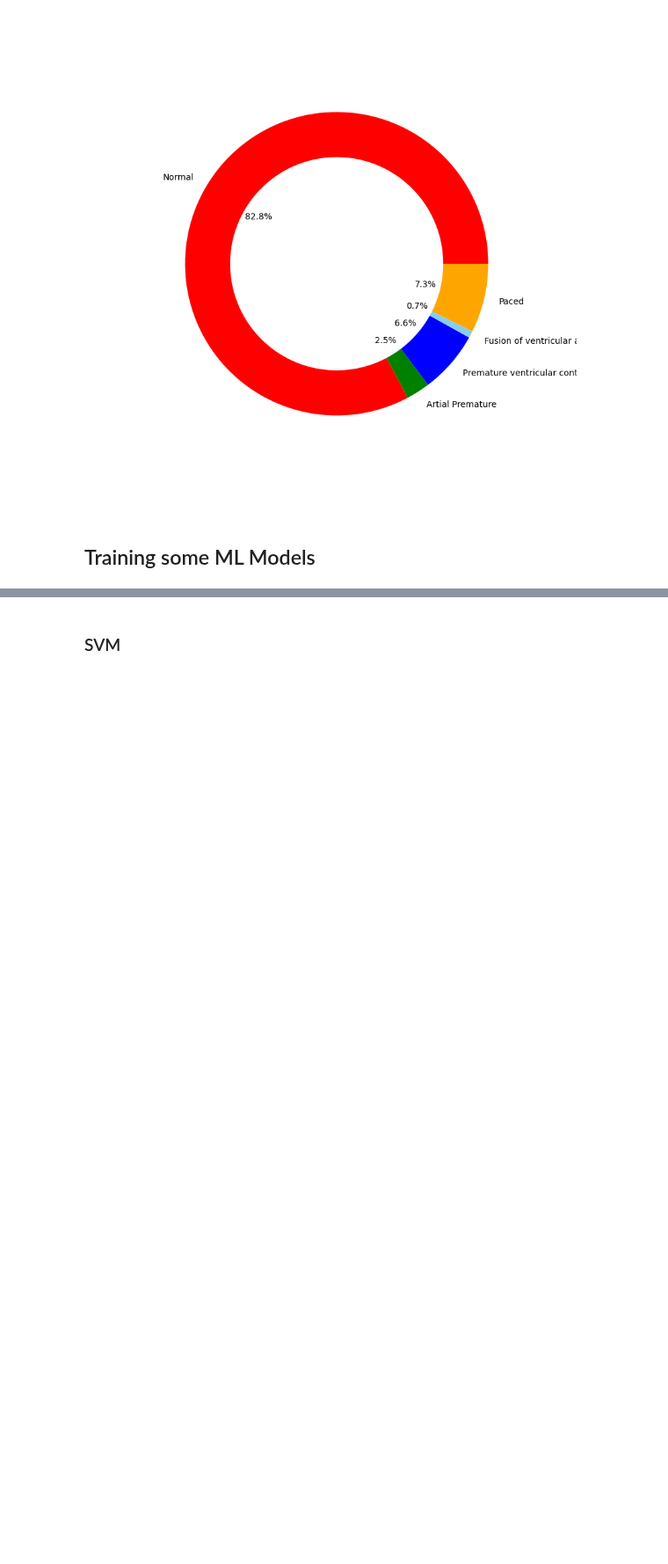
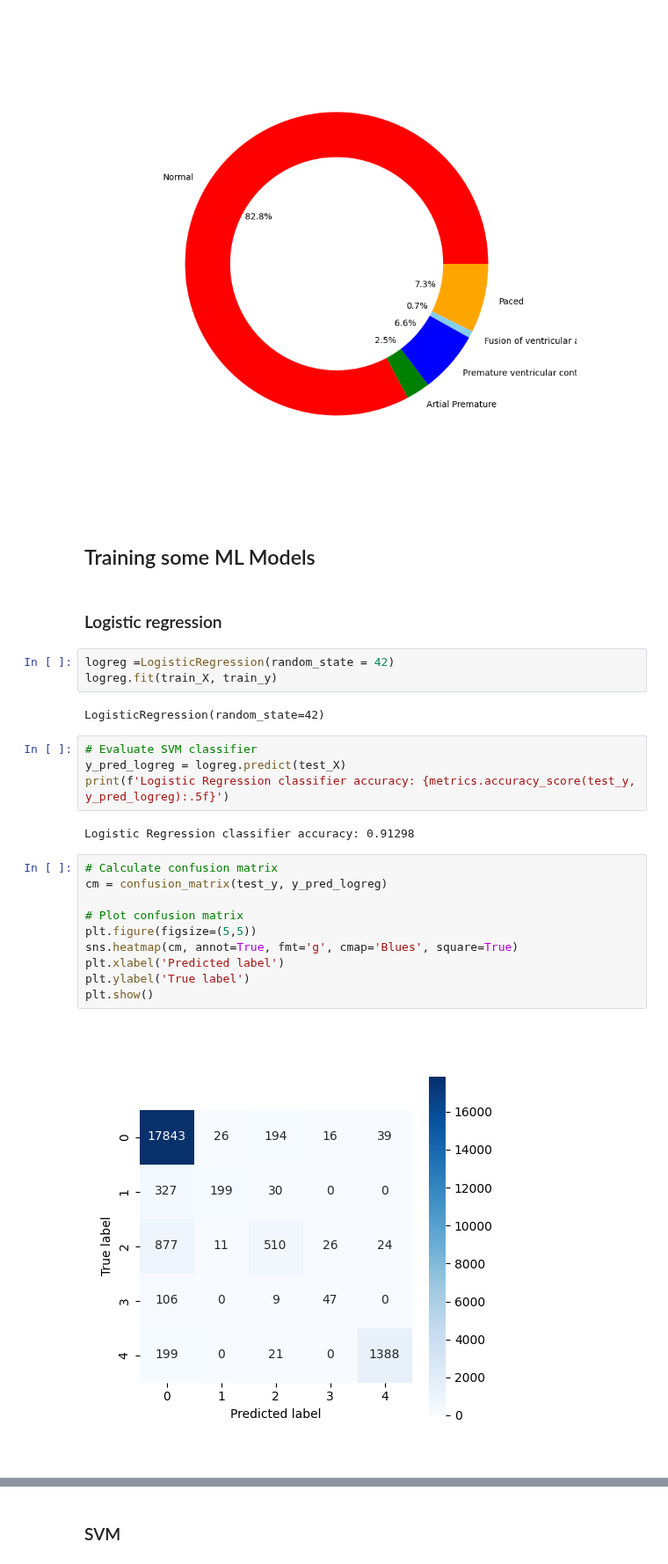
Before and after one commit to JespervanGils/DL-Project-ECG, a Jupyter notebook: DL_Project_ECG_MIT-BIH_Iteration_1.ipynb, the cells around one changed output, grey strips where cells are left out. Shown at 88% size. Drawn from its saved outputs; the diff is of its cells as text; blank space fills up the shorter version.

```diff
--- a/DL_Project_ECG_MIT-BIH_Iteration_1.ipynb
+++ b/DL_Project_ECG_MIT-BIH_Iteration_1.ipynb
@@ -347,3 +361,28 @@ plt.show()
 [figure]
 # %% [markdown]
 ## Training some ML Models
+# %% [markdown]
+### Logistic regression
+# %%
+logreg =LogisticRegression(random_state = 42)
+logreg.fit(train_X, train_y)
+# %% [output]
+LogisticRegression(random_state=42)
+# %%
+# Evaluate SVM classifier
+y_pred_logreg = logreg.predict(test_X)
+print(f'Logistic Regression classifier accuracy: {metrics.accuracy_score(test_y, y_pred_logreg):.5f}')
+# %% [output]
+Logistic Regression classifier accuracy: 0.91298
+# %%
+# Calculate confusion matrix
+cm = confusion_matrix(test_y, y_pred_logreg)
+
+# Plot confusion matrix
+plt.figure(figsize=(5,5))
+sns.heatmap(cm, annot=True, fmt='g', cmap='Blues', square=True)
+plt.xlabel('Predicted label')
+plt.ylabel('True label')
+plt.show()
+# %% [output]
+[figure, added]
```
Also changed, not shown: parts of 16 cells of this notebook, 5 other files.
